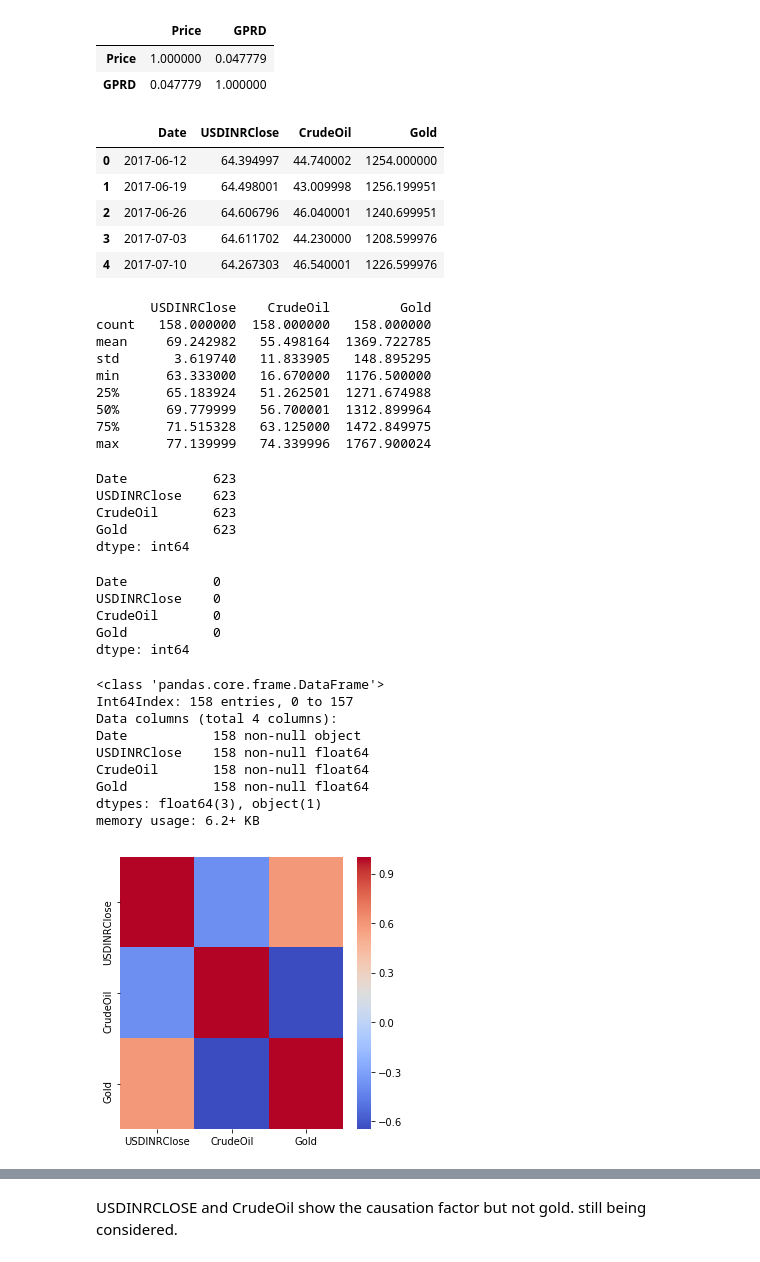
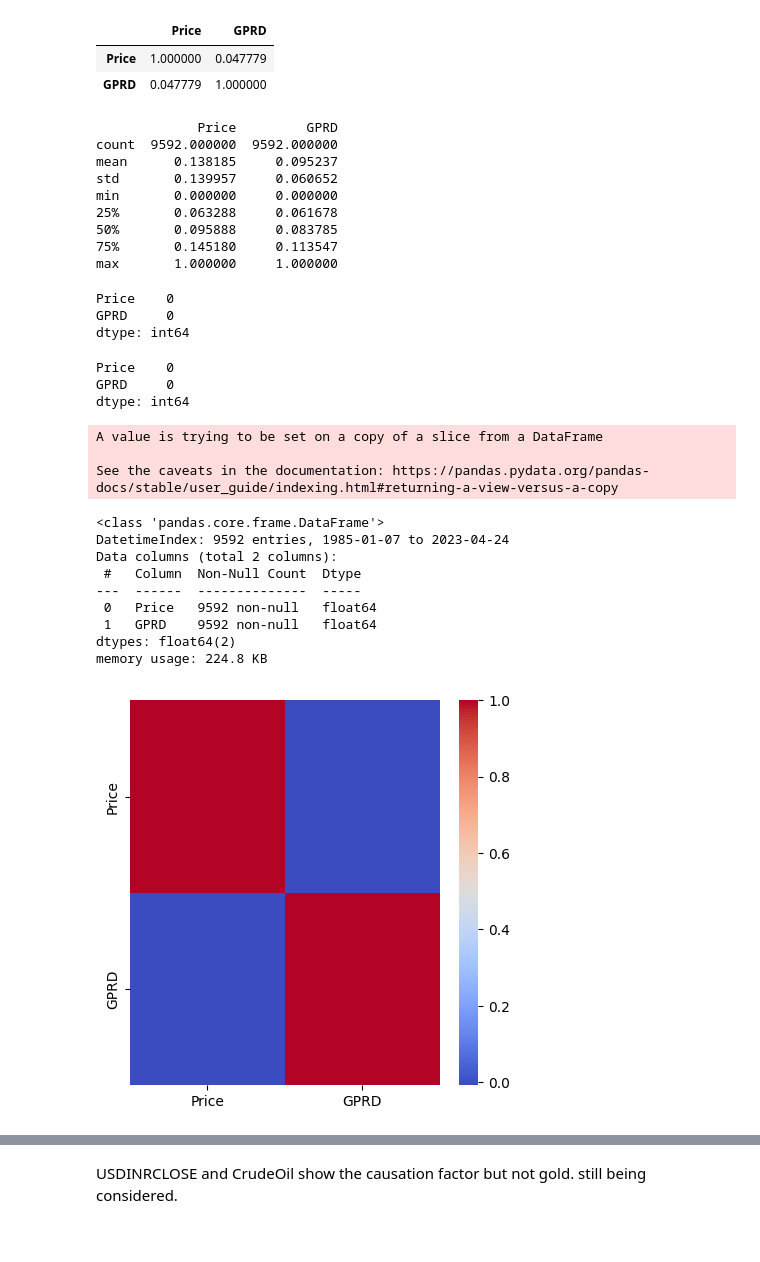
Before and after one commit to abaskon/Thesis, a Jupyter notebook: GPR_and_DBI.ipynb, the cells around one changed output, grey strips where cells are left out. Saved outputs shown, nothing was run; the diff lists cells and outputs as text; code cells hidden in the pictures.

```diff
--- a/GPR_and_DBI.ipynb
+++ b/GPR_and_DBI.ipynb
@@ -255,62 +266,50 @@ corr_s
 # %%
 import pandas as pd
 import matplotlib.pyplot as plt
-# %%
-#Data from Yahoo Finance
-EconomyData = pd.read_csv('C:/Users/lenovo/Desktop/PythonPrac/Mutivariate/DataEconomy.csv')
-EconomyData.head()
-# %% [output]
-|  | Date | USDINRClose | CrudeOil | Gold |
-| 0 | 2017-06-12 | 64.394997 | 44.740002 | 1254.000000 |
-| 1 | 2017-06-19 | 64.498001 | 43.009998 | 1256.199951 |
-| 2 | 2017-06-26 | 64.606796 | 46.040001 | 1240.699951 |
-| 3 | 2017-07-03 | 64.611702 | 44.230000 | 1208.599976 |
-| 4 | 2017-07-10 | 64.267303 | 46.540001 | 1226.599976 |
 # %%
-print(EconomyData.describe())
+print(df.describe())
 # %% [output]
-       USDINRClose    CrudeOil         Gold
-count   158.000000  158.000000   158.000000
-mean     69.242982   55.498164  1369.722785
-std       3.619740   11.833905   148.895295
-min      63.333000   16.670000  1176.500000
-25%      65.183924   51.262501  1271.674988
-50%      69.779999   56.700001  1312.899964
-75%      71.515328   63.125000  1472.849975
-max      77.139999   74.339996  1767.900024
+             Price         GPRD
+count  9592.000000  9592.000000
+mean      0.138185     0.095237
+std       0.139957     0.060652
+min       0.000000     0.000000
+25%       0.063288     0.061678
+50%       0.095888     0.083785
+75%       0.145180     0.113547
+max       1.000000     1.000000
 # %%
-print(EconomyData.isnull().sum())
+print(df.isnull().sum())
 # %% [output]
-Date           623
-USDINRClose    623
-CrudeOil       623
-Gold           623
+Price    0
+GPRD     0
 dtype: int64
 # %%
-EconomyData.dropna(inplace=True)
-print(EconomyData.isnull().sum())
+df.dropna(inplace=True)
+print(df.isnull().sum())
 # %% [output]
-Date           0
-USDINRClose    0
-CrudeOil       0
-Gold           0
+Price    0
+GPRD     0
 dtype: int64
+A value is trying to be set on a copy of a slice from a DataFrame
+
+See the caveats in the documentation: https://pandas.pydata.org/pandas-docs/stable/user_guide/indexing.html#returning-a-view-versus-a-copy
 # %%
-EconomyData.info()
+df.info()
 # %% [output]
 <class 'pandas.core.frame.DataFrame'>
-Int64Index: 158 entries, 0 to 157
-Data columns (total 4 columns):
-Date           158 non-null object
-USDINRClose    158 non-null float64
-CrudeOil       158 non-null float64
-Gold           158 non-null float64
-dtypes: float64(3), object(1)
-memory usage: 6.2+ KB
+DatetimeIndex: 9592 entries, 1985-01-07 to 2023-04-24
+Data columns (total 2 columns):
+ #   Column  Non-Null Count  Dtype
+---  ------  --------------  -----
+ 0   Price   9592 non-null   float64
+ 1   GPRD    9592 non-null   float64
+dtypes: float64(2)
+memory usage: 224.8 KB
 # %%
 import seaborn as sns
 plt.figure(figsize=(5,5))
-sns.heatmap(EconomyData.corr(),cmap='coolwarm');
+sns.heatmap(df.corr(),cmap='coolwarm');
 # %% [output]
-[figure, old version]
+[figure, new version]
 # %%
```
Also changed, not shown: parts of 14 cells of this notebook.
